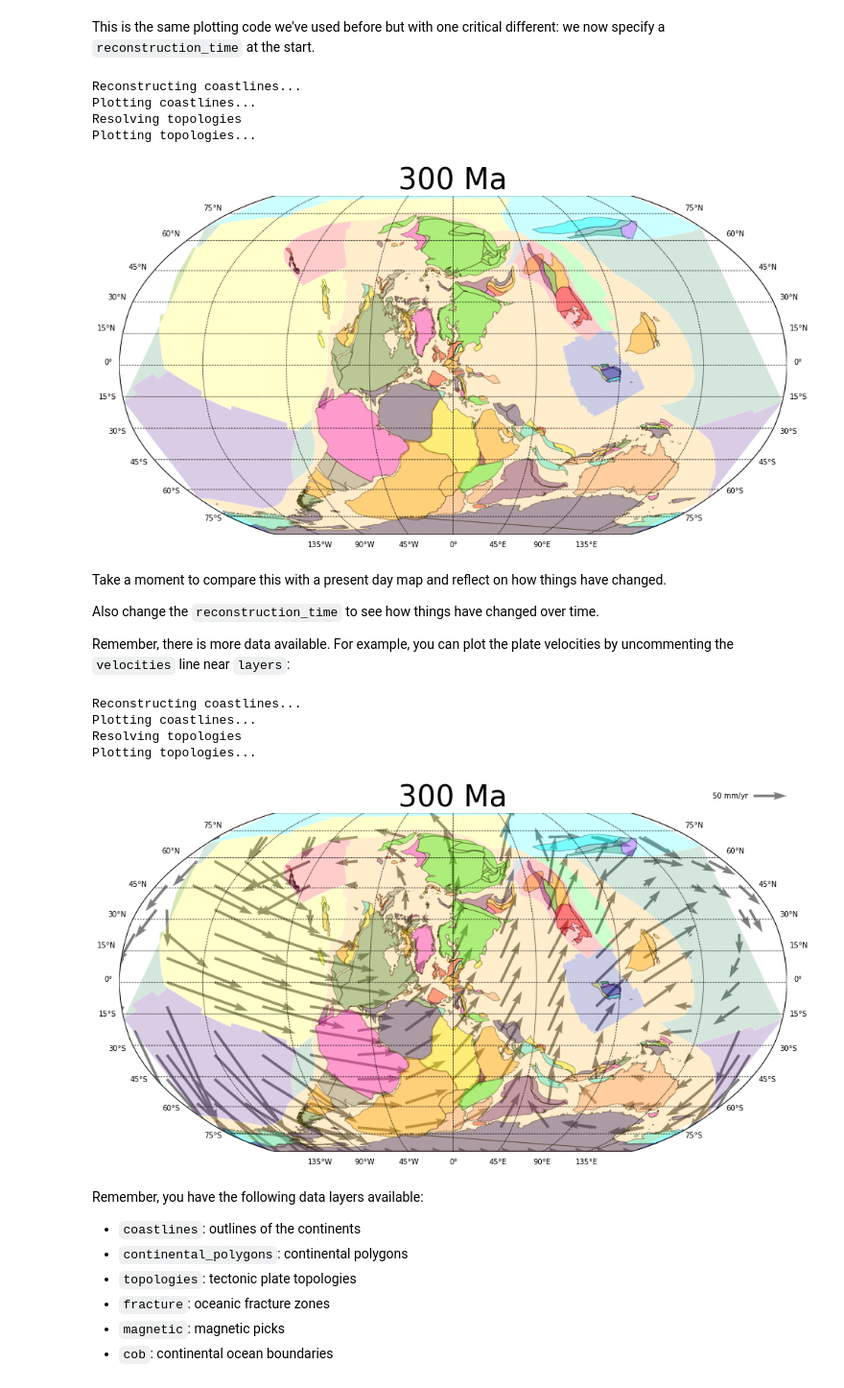
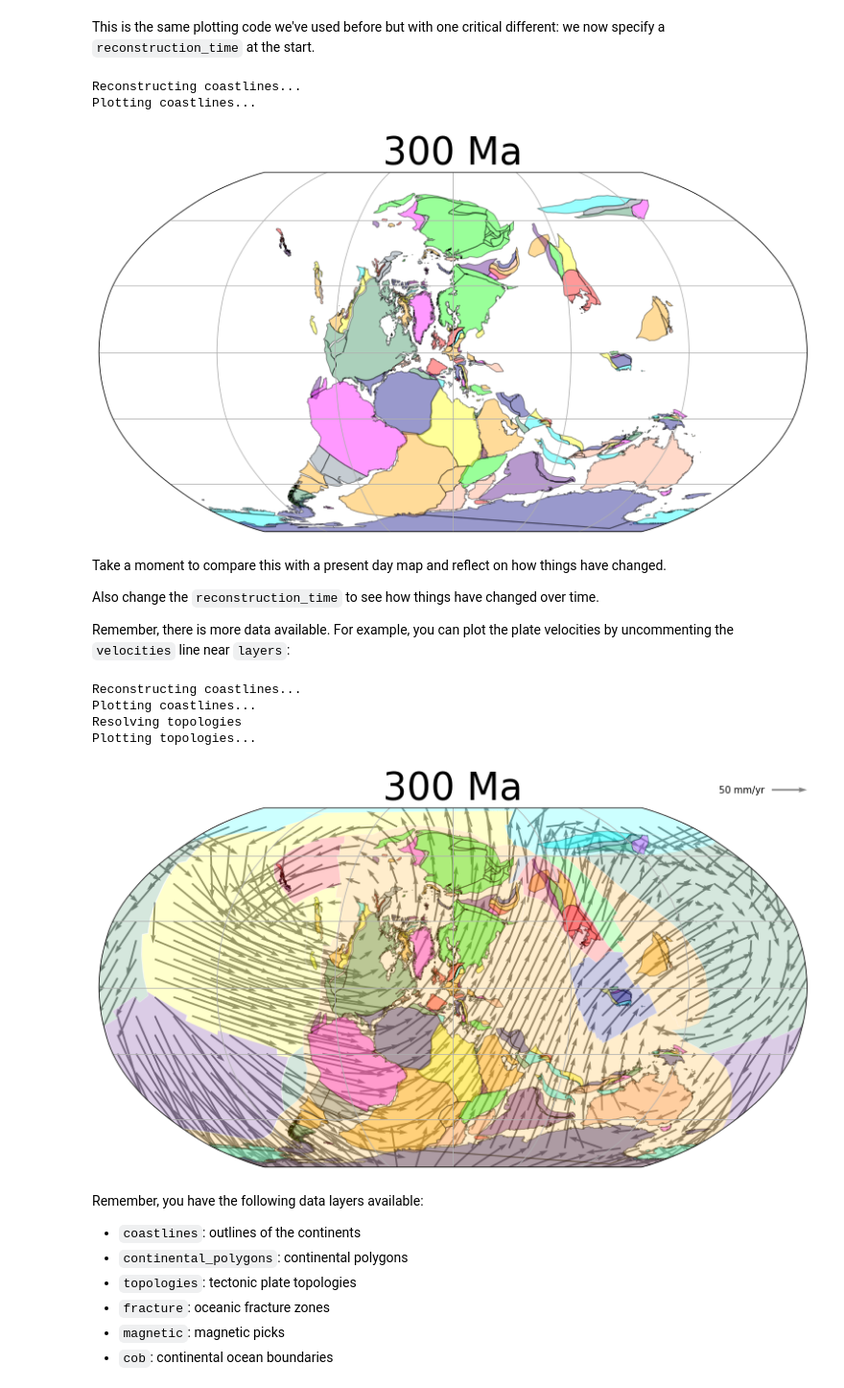
Before and after one commit to GPlates/pygplates-tutorials, a Jupyter notebook: notebooks/plate-tectonics-over-time.ipynb, the cells around one changed output. Shown at 96% size. Cells and saved outputs as stored; diff of their text form; code cells hidden in the pictures.

```diff
--- a/notebooks/plate-tectonics-over-time.ipynb
+++ b/notebooks/plate-tectonics-over-time.ipynb
@@ -20,38 +20,38 @@ This is the same plotting code we've used before but with one critical different
 # %%
 # Set the reconstruction time
 # This is the number of million years in the past, so 300 means to
 # predict 300 million years into the past (or 300Ma).
 # You can go as far back as 400Ma
 tutorial.reconstruction_time = 300
 
 # Set up the figure
 fig = plt.figure(figsize=(14,7))
-fig.add_axes([0,0,0.9,1.0])
+#fig.add_axes([0,0,0.9,1.0])
 
 # Projections are rectangular, mollweide or robinson
-m = tutorial.create_map('robinson')
+ax = tutorial.create_map('robinson')
+#ax = tutorial.create_map('mollweide')
+#ax = tutorial.create_map('rectangular')
 
 # Remember, you can hide a layer by putting # in front of it
 layers = [
     'coastlines',
     #'continental_polygons',
-    'topologies',
+    #'topologies',
     #'fracture',
     #'magnetic',
     #'cob',
     #'mineral',
     #'velocities'
 ]
 
-tutorial.plot_layers(layers, m)
+tutorial.plot_layers(layers, ax)
 plt.title('%d Ma' % tutorial.reconstruction_time, fontsize=40)
 plt.show()
 # %% [output]
 Reconstructing coastlines...
 Plotting coastlines...
-Resolving topologies
-Plotting topologies...
-[figure, old version]
+[figure, new version]
 # %% [markdown]
 Take a moment to compare this with a present day map and reflect on how things have changed.
 
@@ -67,10 +67,10 @@ tutorial.reconstruction_time = 300
 
 # Set up the figure
 fig = plt.figure(figsize=(14,7))
-fig.add_axes([0,0,0.9,1.0])
+#fig.add_axes([0,0,0.9,1.0])
 
 # Projections are rectangular, mollweide or robinson
-m = tutorial.create_map('robinson')
+ax = tutorial.create_map('robinson')
 
 # Remember, you can hide a layer by putting # in front of it
 layers = [
@@ -83,7 +83,7 @@ layers = [
     'velocities'
 ]
 
-tutorial.plot_layers(layers, m)
+tutorial.plot_layers(layers, ax)
 plt.title('%d Ma' % tutorial.reconstruction_time, fontsize=40)
 plt.show()
 # %% [output]
@@ -91,7 +91,7 @@ Reconstructing coastlines...
 Plotting coastlines...
 Resolving topologies
 Plotting topologies...
-[figure, old version]
+[figure, new version]
 # %% [markdown]
 Remember, you have the following data layers available:
 
```
Also changed, not shown: parts of 1 cell of this notebook, 2 other files.
